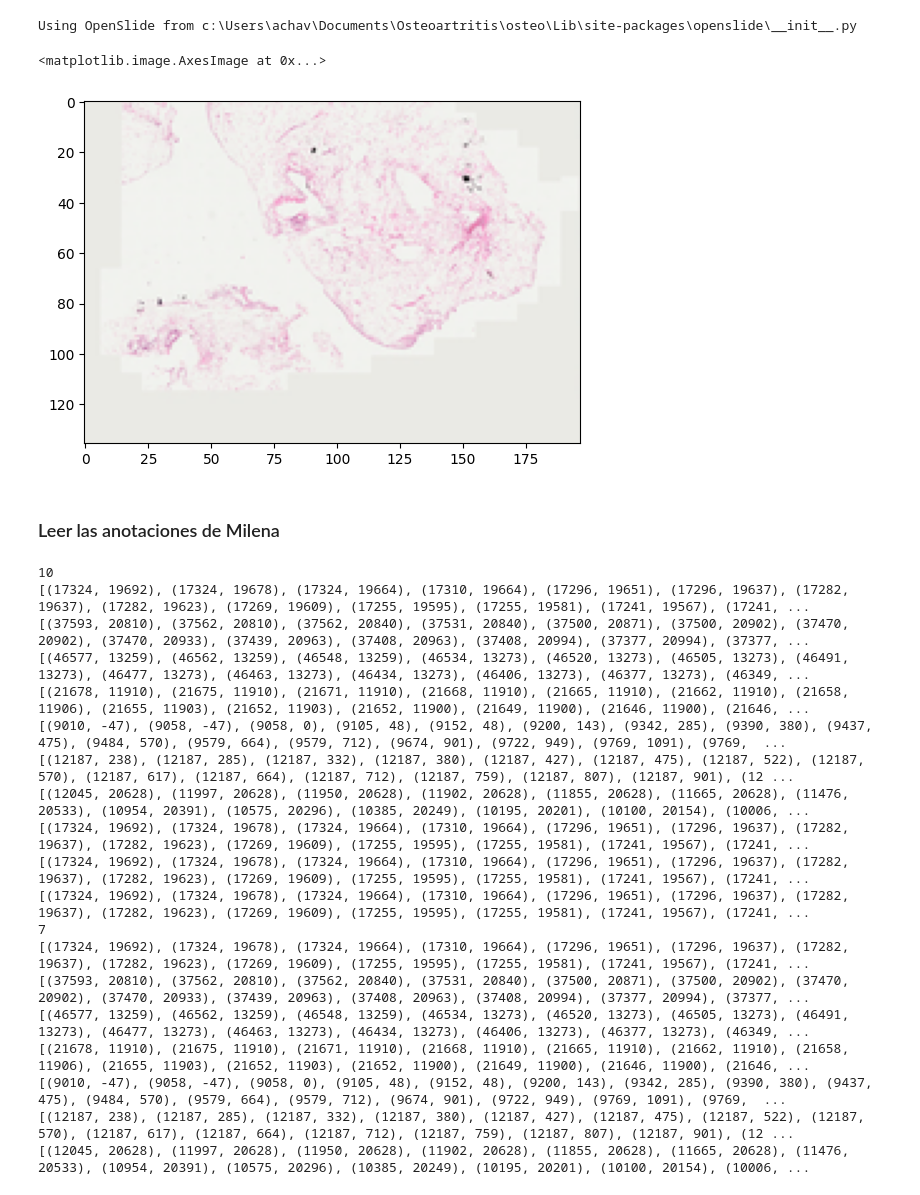
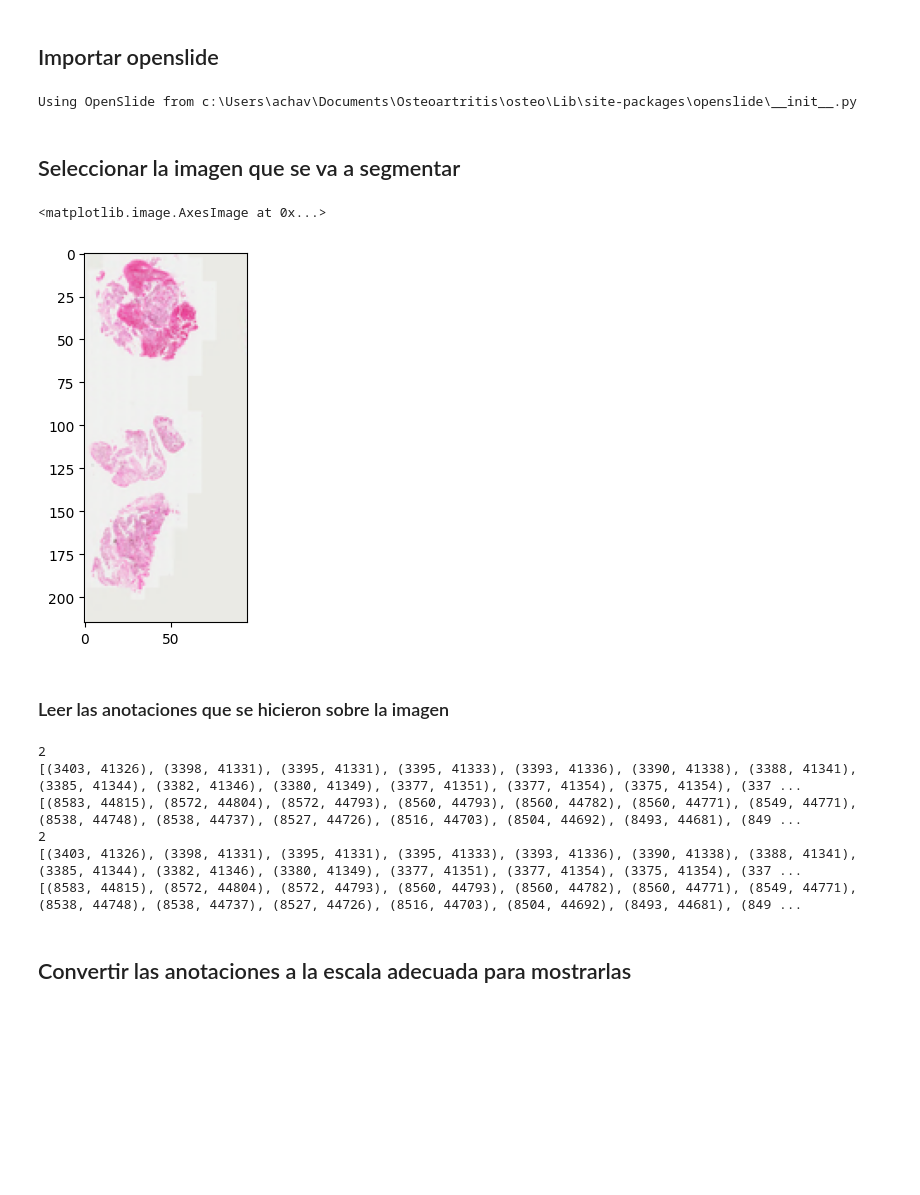
Before and after one commit to Allocco14/Osteoartritis, a Jupyter notebook: extract_regions.ipynb, the cells around one changed output. Saved outputs shown, nothing was run; the diff lists cells and outputs as text; code cells hidden in the pictures; blank space fills up the shorter version.

```diff
--- a/extract_regions.ipynb
+++ b/extract_regions.ipynb
@@ -1,3 +1,5 @@
+# %% [markdown]
+## Importar openslide
 # %%
 import os
 
@@ -12,37 +14,40 @@ else:
     import openslide
 # %% [output]
 Using OpenSlide from c:\Users\achav\Documents\Osteoartritis\osteo\Lib\site-packages\openslide\__init__.py
+# %% [markdown]
+## Seleccionar la imagen que se va a segmentar
 # %%
 import openslide
 import numpy as np
 import matplotlib.pyplot as plt
 
-plate_name = "Ms-10-22_001.svs"
-path = f"assets/{plate_name}"
+plate_name = "MS-31-23_001"
+plate_path = plate_name + ".svs"
+path = f"assets/{plate_path}"
 
 # Check if file exists
 if not os.path.isfile(path):
     print(f"File {path} not found")
 
 slide = openslide.OpenSlide(path)
 
 # Get a thumbnail of the whole slide
 thumbnail = slide.get_thumbnail((slide.dimensions[0] // 256, slide.dimensions[1] // 256))
 
 # Convert the thumbnail to a numpy array
 thumbnail = np.array(thumbnail)
 
 # Display the thumbnail
 plt.imshow(thumbnail)
 # %% [output]
 <matplotlib.image.AxesImage at 0x...>
-[figure, old version]
+[figure, new version]
 # %% [markdown]
-### Leer las anotaciones de Milena
+### Leer las anotaciones que se hicieron sobre la imagen
 # %%
 import xml.etree.ElementTree as ET
 
-ruta_anotaciones_xml = f"assets/MS-10-22-1.xml"
+ruta_anotaciones_xml = f"assets/{plate_name}.xml"
 
 tree = ET.parse(ruta_anotaciones_xml)
 root = tree.getroot()
@@ -62,32 +67,21 @@ print(len(coordenadas_anotaciones))
 for coordenadas_region in coordenadas_anotaciones:
     print(coordenadas_region)
 
-## Delete last three elements
-del coordenadas_anotaciones[-3:]
+## Delete first four elements
+# del coordenadas_anotaciones[0:4]
 
 print(len(coordenadas_anotaciones))
 for coordenadas_region in coordenadas_anotaciones:
     print(coordenadas_region)
 # %% [output]
-10
-[(17324, 19692), (17324, 19678), (17324, 19664), (17310, 19664), (17296, 19651), (17296, 19637), (17282, 19637), (17282, 19623), (17269, 19609), (17255, 19595), (17255, 19581), (17241, 19567), (17241, ...
-[(37593, 20810), (37562, 20810), (37562, 20840), (37531, 20840), (37500, 20871), (37500, 20902), (37470, 20902), (37470, 20933), (37439, 20963), (37408, 20963), (37408, 20994), (37377, 20994), (37377, ...
-[(46577, 13259), (46562, 13259), (46548, 13259), (46534, 13273), (46520, 13273), (46505, 13273), (46491, 13273), (46477, 13273), (46463, 13273), (46434, 13273), (46406, 13273), (46377, 13273), (46349, ...
-[(21678, 11910), (21675, 11910), (21671, 11910), (21668, 11910), (21665, 11910), (21662, 11910), (21658, 11906), (21655, 11903), (21652, 11903), (21652, 11900), (21649, 11900), (21646, 11900), (21646, ...
-[(9010, -47), (9058, -47), (9058, 0), (9105, 48), (9152, 48), (9200, 143), (9342, 285), (9390, 380), (9437, 475), (9484, 570), (9579, 664), (9579, 712), (9674, 901), (9722, 949), (9769, 1091), (9769,  ...
-[(12187, 238), (12187, 285), (12187, 332), (12187, 380), (12187, 427), (12187, 475), (12187, 522), (12187, 570), (12187, 617), (12187, 664), (12187, 712), (12187, 759), (12187, 807), (12187, 901), (12 ...
-[(12045, 20628), (11997, 20628), (11950, 20628), (11902, 20628), (11855, 20628), (11665, 20628), (11476, 20533), (10954, 20391), (10575, 20296), (10385, 20249), (10195, 20201), (10100, 20154), (10006, ...
-[(17324, 19692), (17324, 19678), (17324, 19664), (17310, 19664), (17296, 19651), (17296, 19637), (17282, 19637), (17282, 19623), (17269, 19609), (17255, 19595), (17255, 19581), (17241, 19567), (17241, ...
-[(17324, 19692), (17324, 19678), (17324, 19664), (17310, 19664), (17296, 19651), (17296, 19637), (17282, 19637), (17282, 19623), (17269, 19609), (17255, 19595), (17255, 19581), (17241, 19567), (17241, ...
-[(17324, 19692), (17324, 19678), (17324, 19664), (17310, 19664), (17296, 19651), (17296, 19637), (17282, 19637), (17282, 19623), (17269, 19609), (17255, 19595), (17255, 19581), (17241, 19567), (17241, ...
-7
-[(17324, 19692), (17324, 19678), (17324, 19664), (17310, 19664), (17296, 19651), (17296, 19637), (17282, 19637), (17282, 19623), (17269, 19609), (17255, 19595), (17255, 19581), (17241, 19567), (17241, ...
-[(37593, 20810), (37562, 20810), (37562, 20840), (37531, 20840), (37500, 20871), (37500, 20902), (37470, 20902), (37470, 20933), (37439, 20963), (37408, 20963), (37408, 20994), (37377, 20994), (37377, ...
-[(46577, 13259), (46562, 13259), (46548, 13259), (46534, 13273), (46520, 13273), (46505, 13273), (46491, 13273), (46477, 13273), (46463, 13273), (46434, 13273), (46406, 13273), (46377, 13273), (46349, ...
-[(21678, 11910), (21675, 11910), (21671, 11910), (21668, 11910), (21665, 11910), (21662, 11910), (21658, 11906), (21655, 11903), (21652, 11903), (21652, 11900), (21649, 11900), (21646, 11900), (21646, ...
-[(9010, -47), (9058, -47), (9058, 0), (9105, 48), (9152, 48), (9200, 143), (9342, 285), (9390, 380), (9437, 475), (9484, 570), (9579, 664), (9579, 712), (9674, 901), (9722, 949), (9769, 1091), (9769,  ...
-[(12187, 238), (12187, 285), (12187, 332), (12187, 380), (12187, 427), (12187, 475), (12187, 522), (12187, 570), (12187, 617), (12187, 664), (12187, 712), (12187, 759), (12187, 807), (12187, 901), (12 ...
-[(12045, 20628), (11997, 20628), (11950, 20628), (11902, 20628), (11855, 20628), (11665, 20628), (11476, 20533), (10954, 20391), (10575, 20296), (10385, 20249), (10195, 20201), (10100, 20154), (10006, ...
+2
+[(3403, 41326), (3398, 41331), (3395, 41331), (3395, 41333), (3393, 41336), (3390, 41338), (3388, 41341), (3385, 41344), (3382, 41346), (3380, 41349), (3377, 41351), (3377, 41354), (3375, 41354), (337 ...
+[(8583, 44815), (8572, 44804), (8572, 44793), (8560, 44793), (8560, 44782), (8560, 44771), (8549, 44771), (8538, 44748), (8538, 44737), (8527, 44726), (8516, 44703), (8504, 44692), (8493, 44681), (849 ...
+2
+[(3403, 41326), (3398, 41331), (3395, 41331), (3395, 41333), (3393, 41336), (3390, 41338), (3388, 41341), (3385, 41344), (3382, 41346), (3380, 41349), (3377, 41351), (3377, 41354), (3375, 41354), (337 ...
+[(8583, 44815), (8572, 44804), (8572, 44793), (8560, 44793), (8560, 44782), (8560, 44771), (8549, 44771), (8538, 44748), (8538, 44737), (8527, 44726), (8516, 44703), (8504, 44692), (8493, 44681), (849 ...
+# %% [markdown]
+## Convertir las anotaciones a la escala adecuada para mostrarlas
 # %%
 # Transform slide to numpy array
 import cv2
```
Also changed, not shown: parts of 12 cells of this notebook, 1 other file.
